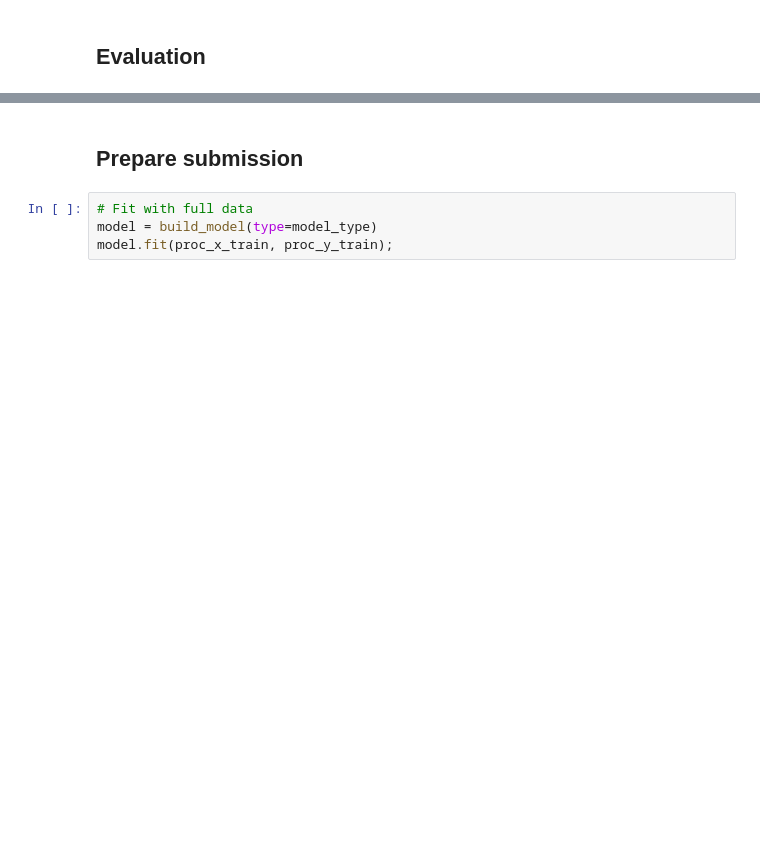
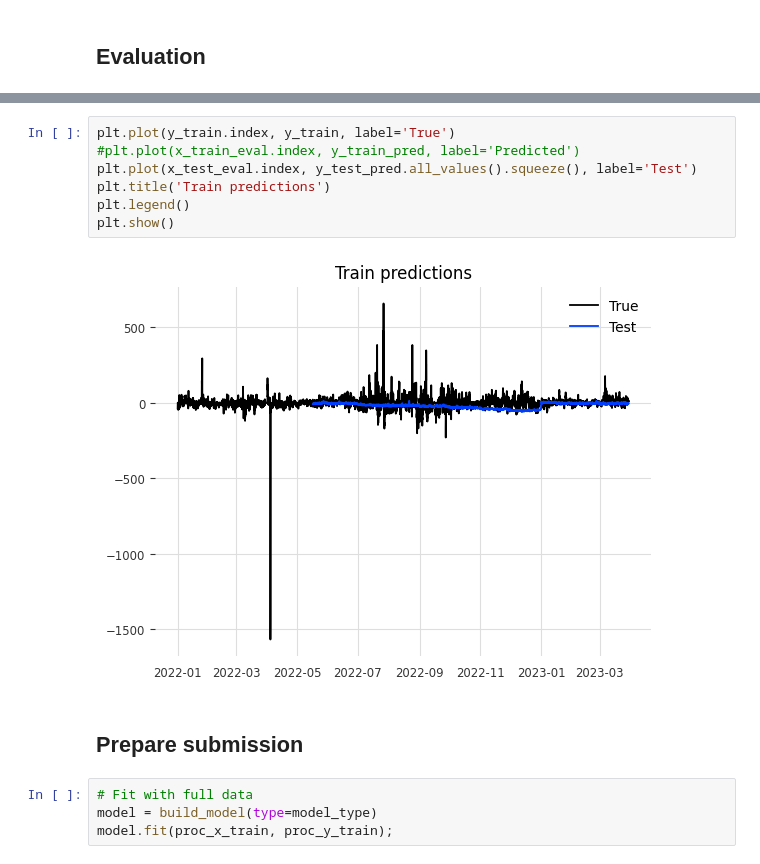
Before and after one commit to nour-m-bouayed/data_challenge_elmy, a Jupyter notebook: prepare_submission.ipynb, the cells around one changed output, grey strips where cells are left out. Cells and saved outputs as stored; diff of their text form; blank space fills up the shorter version.

```diff
--- a/prepare_submission.ipynb
+++ b/prepare_submission.ipynb
@@ -64,3 +111,12 @@ plt.show()
+# %%
+plt.plot(y_train.index, y_train, label='True')
+#plt.plot(x_train_eval.index, y_train_pred, label='Predicted')
+plt.plot(x_test_eval.index, y_test_pred.all_values().squeeze(), label='Test')
+plt.title('Train predictions')
+plt.legend()
+plt.show()
+# %% [output]
+[figure, added]
 # %% [markdown]
 ## Prepare submission
 # %%
```
Also changed, not shown: parts of 5 cells of this notebook, 3 other files.
